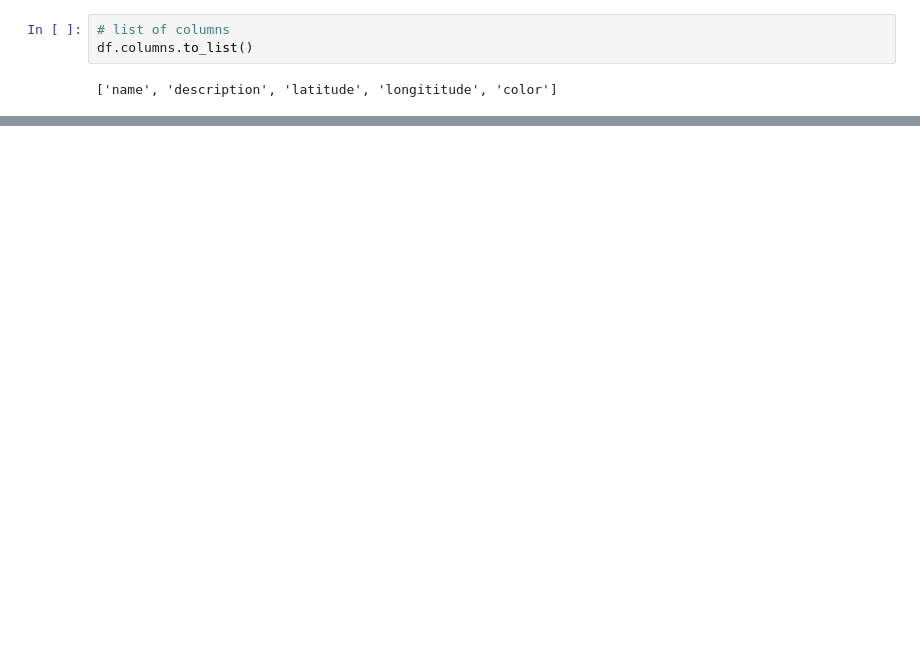
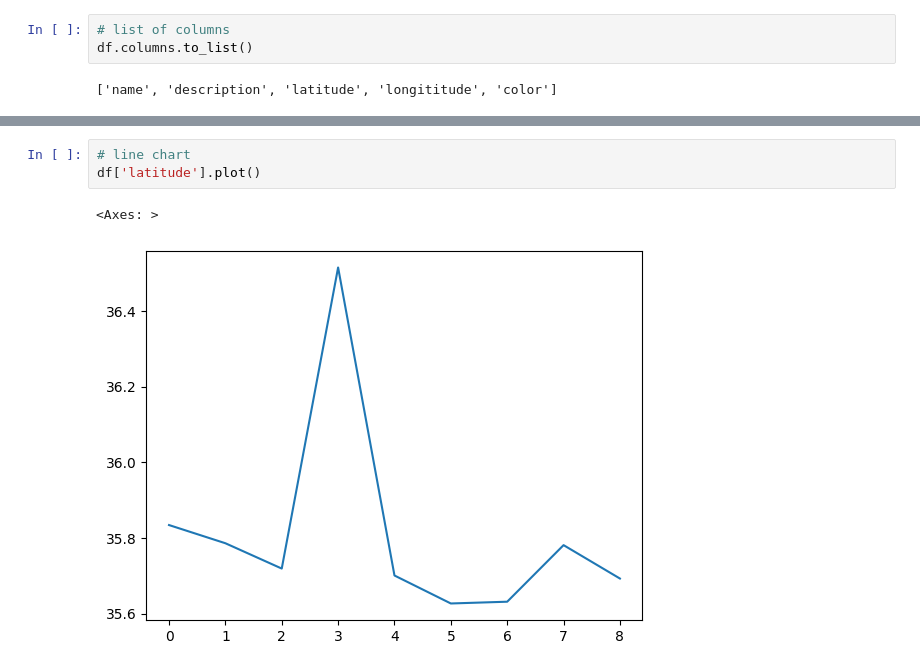
Before and after one commit to senrinozawa/GIS, a Jupyter notebook: week6/week6map.ipynb, the cells around one changed output, grey strips where cells are left out. Saved outputs shown, nothing was run; the diff lists cells and outputs as text; blank space fills up the shorter version.

```diff
--- a/week6/week6map.ipynb
+++ b/week6/week6map.ipynb
@@ -28,0 +53,6 @@ KeyError: "['longitude'] not in index"
+# %%
+# line chart
+df['latitude'].plot()
+# %% [output]
+<Axes: >
+[figure, added]
```
Also changed, not shown: parts of 11 cells of this notebook, 4 other files.
